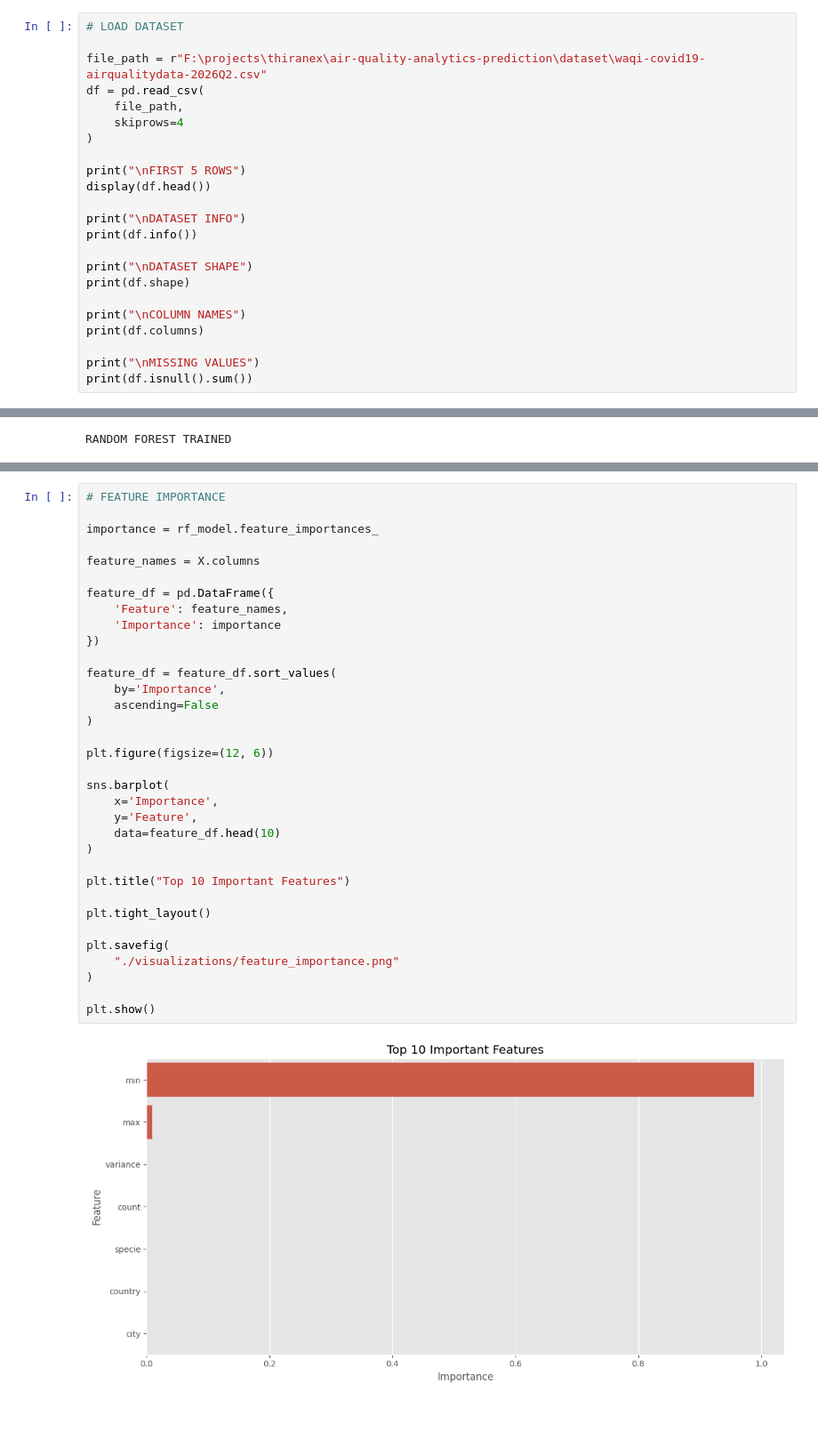
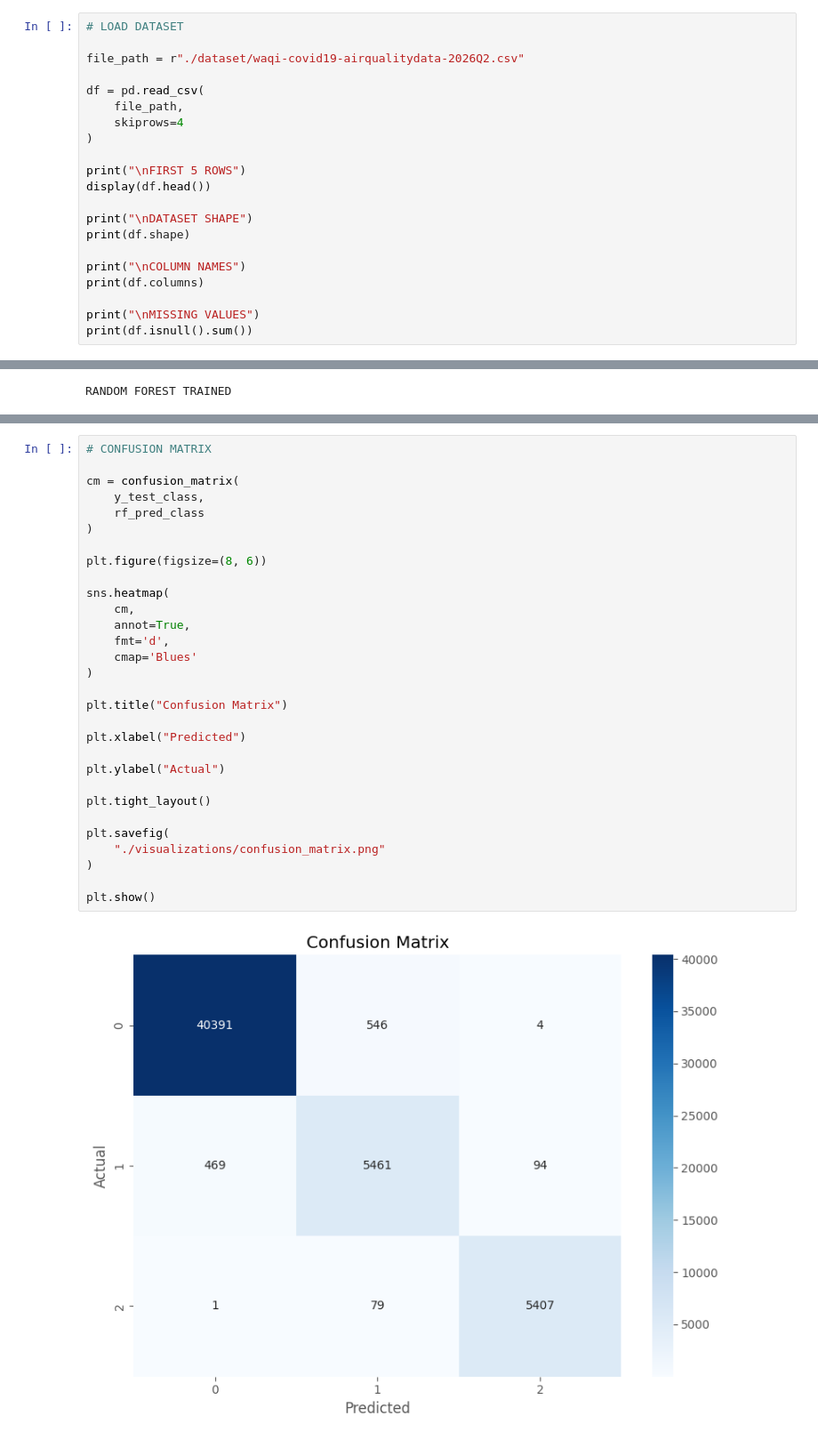
Before and after one commit to GoutamNandhen/Thiranex_Predictive_Modeling_using_Machine_Learning, a Jupyter notebook: air_quality_analytics_code.ipynb, the cells around one changed output, grey strips where cells are left out. Shown at 89% size. Drawn from its saved outputs; the diff is of its cells as text; blank space fills up the shorter version.

```diff
--- a/air_quality_analytics_code.ipynb
+++ b/air_quality_analytics_code.ipynb
@@ -23,7 +27,8 @@ plt.style.use('ggplot')
 # %%
 # LOAD DATASET
 
-file_path = r"F:\projects\thiranex\air-quality-analytics-prediction\dataset\waqi-covid19-airqualitydata-2026Q2.csv"
+file_path = r"./dataset/waqi-covid19-airqualitydata-2026Q2.csv"
+
 df = pd.read_csv(
     file_path,
     skiprows=4
@@ -31,9 +36,6 @@ df = pd.read_csv(
 
 print("\nFIRST 5 ROWS")
 display(df.head())
-
-print("\nDATASET INFO")
-print(df.info())
 
 print("\nDATASET SHAPE")
 print(df.shape)
@@ -398,37 +431,33 @@ plt.show()
 # %%
-# FEATURE IMPORTANCE
+# CONFUSION MATRIX
 
-importance = rf_model.feature_importances_
-
-feature_names = X.columns
-
-feature_df = pd.DataFrame({
-    'Feature': feature_names,
-    'Importance': importance
-})
-
-feature_df = feature_df.sort_values(
-    by='Importance',
-    ascending=False
+cm = confusion_matrix(
+    y_test_class,
+    rf_pred_class
 )
 
-plt.figure(figsize=(12, 6))
+plt.figure(figsize=(8, 6))
 
-sns.barplot(
-    x='Importance',
-    y='Feature',
-    data=feature_df.head(10)
+sns.heatmap(
+    cm,
+    annot=True,
+    fmt='d',
+    cmap='Blues'
 )
 
-plt.title("Top 10 Important Features")
+plt.title("Confusion Matrix")
+
+plt.xlabel("Predicted")
+
+plt.ylabel("Actual")
 
 plt.tight_layout()
 
 plt.savefig(
-    "./visualizations/feature_importance.png"
+    "./visualizations/confusion_matrix.png"
 )
 
 plt.show()
 # %% [output]
-[figure, old version]
+[figure, new version]
 # %%
```
Also changed, not shown: parts of 14 cells of this notebook, 3 other files.
